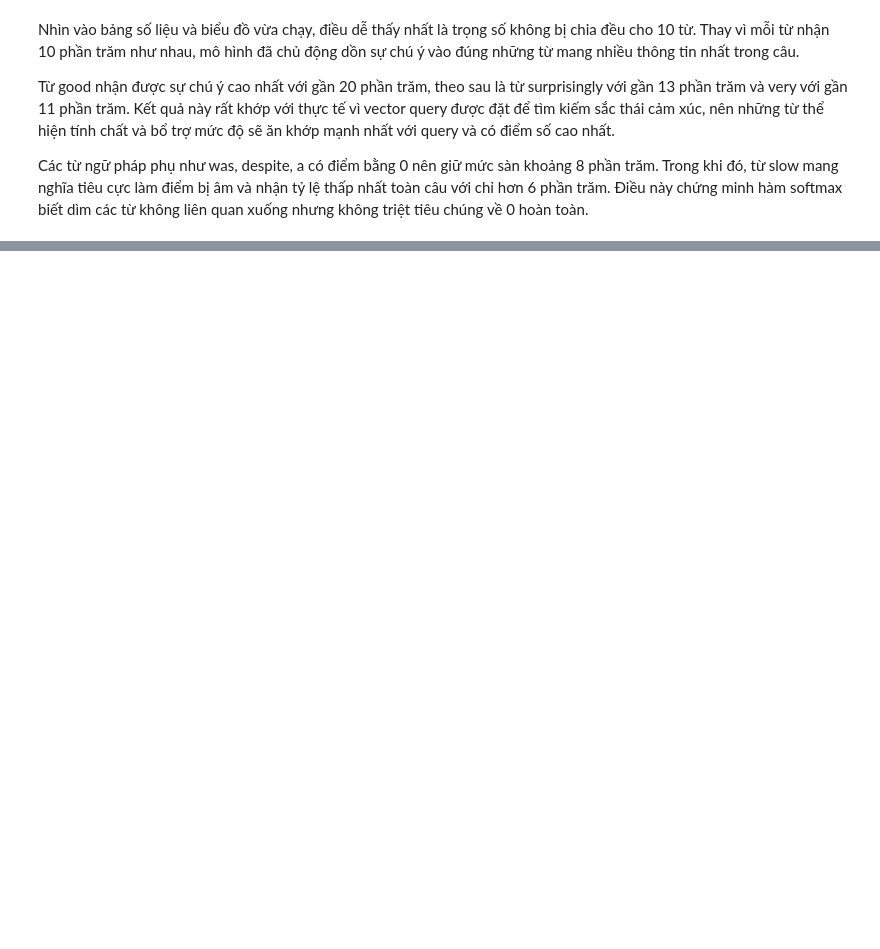
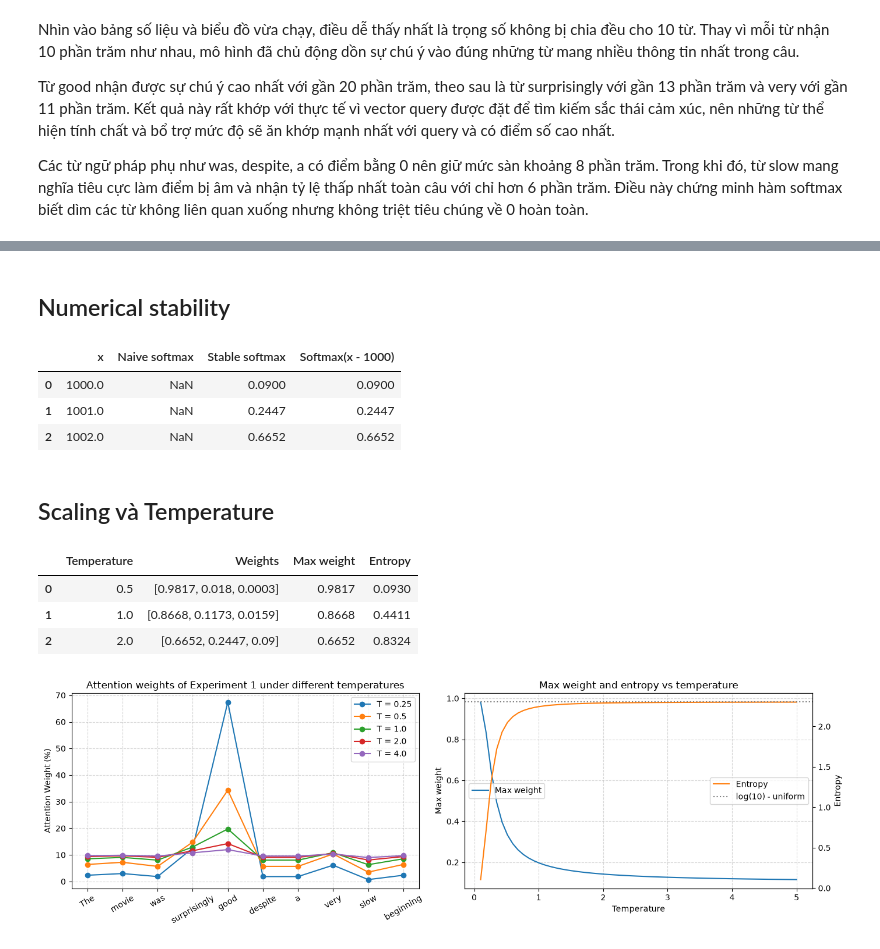
Before and after one commit to ntrThanh/NLP-2026, a Jupyter notebook: lab06/experiments.ipynb, the cells around one changed output, grey strips where cells are left out. Saved outputs shown, nothing was run; the diff lists cells and outputs as text; code cells hidden in the pictures; blank space fills up the shorter version.

```diff
--- a/lab06/experiments.ipynb
+++ b/lab06/experiments.ipynb
@@ -79,0 +290,72 @@ plt.show()
+# %% [markdown]
+## Numerical stability
+# %%
+x_big = np.array([1000.0, 1001.0, 1002.0])
+x_small = x_big - 1000
+
+with np.errstate(over="ignore", invalid="ignore"):
+    naive_big = naive_softmax(x_big)
+
+stability_df = pd.DataFrame({
+    "x": x_big,
+    "Naive softmax": naive_big,
+    "Stable softmax": np.round(np_stable_softmax(x_big), 4),
+    "Softmax(x - 1000)": np.round(naive_softmax(x_small), 4)
+})
+display(stability_df)
+# %% [output]
+|  | x | Naive softmax | Stable softmax | Softmax(x - 1000) |
+| 0 | 1000.0 | NaN | 0.0900 | 0.0900 |
+| 1 | 1001.0 | NaN | 0.2447 | 0.2447 |
+| 2 | 1002.0 | NaN | 0.6652 | 0.6652 |
+# %% [markdown]
+## Scaling và Temperature
+# %%
+s_temp = np.array([4.0, 2.0, 0.0])
+
+temp_rows = []
+for T in [0.5, 1.0, 2.0]:
+    w = softmax_with_temperature(s_temp, T)
+    temp_rows.append({
+        "Temperature": T,
+        "Weights": np.round(w, 4),
+        "Max weight": round(float(w.max()), 4),
+        "Entropy": round(entropy(w), 4)
+    })
+temp_df = pd.DataFrame(temp_rows)
+display(temp_df)
+# %% [output]
+|  | Temperature | Weights | Max weight | Entropy |
+| 0 | 0.5 | [0.9817, 0.018, 0.0003] | 0.9817 | 0.0930 |
+| 1 | 1.0 | [0.8668, 0.1173, 0.0159] | 0.8668 | 0.4411 |
+| 2 | 2.0 | [0.6652, 0.2447, 0.09] | 0.6652 | 0.8324 |
+# %%
+# Thu them voi phan bo attention cua Experiment 1
+temp_grid = [0.25, 0.5, 1.0, 2.0, 4.0]
+fig, axes = plt.subplots(1, 2, figsize=(14, 4.5))
+
+for T in temp_grid:
+    axes[0].plot(tokens, softmax_with_temperature(scores, T) * 100, marker="o", label=f"T = {T}")
+axes[0].set_title("Attention weights of Experiment 1 under different temperatures")
+axes[0].set_ylabel("Attention Weight (%)")
+axes[0].tick_params(axis="x", rotation=30)
+axes[0].grid(linestyle="--", alpha=0.5)
+axes[0].legend()
+
+T_range = np.linspace(0.1, 5, 60)
+axes[1].plot(T_range, [softmax_with_temperature(scores, T).max() for T in T_range], label="Max weight", color="#1f77b4")
+ax2 = axes[1].twinx()
+ax2.plot(T_range, [entropy(softmax_with_temperature(scores, T)) for T in T_range], label="Entropy", color="#ff7f0e")
+ax2.axhline(np.log(len(tokens)), color="gray", linestyle=":", label="log(10) - uniform")
+axes[1].set_xlabel("Temperature")
+axes[1].set_ylabel("Max weight")
+ax2.set_ylabel("Entropy")
+axes[1].set_title("Max weight and entropy vs temperature")
+axes[1].grid(linestyle="--", alpha=0.5)
+axes[1].legend(loc="center left")
+ax2.legend(loc="center right")
+plt.tight_layout()
+plt.savefig("temperature_experiment.png", dpi=300)
+plt.show()
+# %% [output]
+[figure, added]
```
Also changed, not shown: parts of 43 cells of this notebook, 15 other files.
